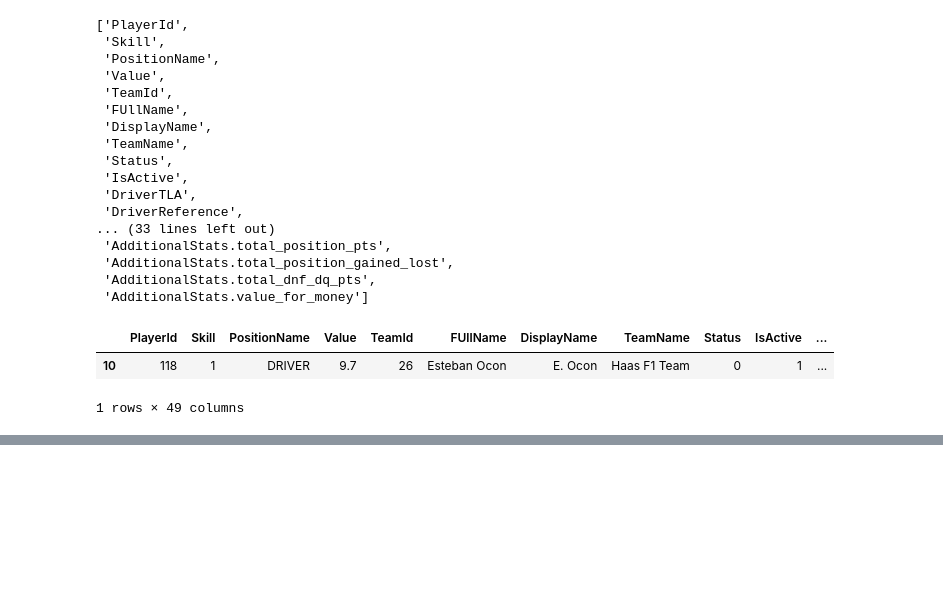
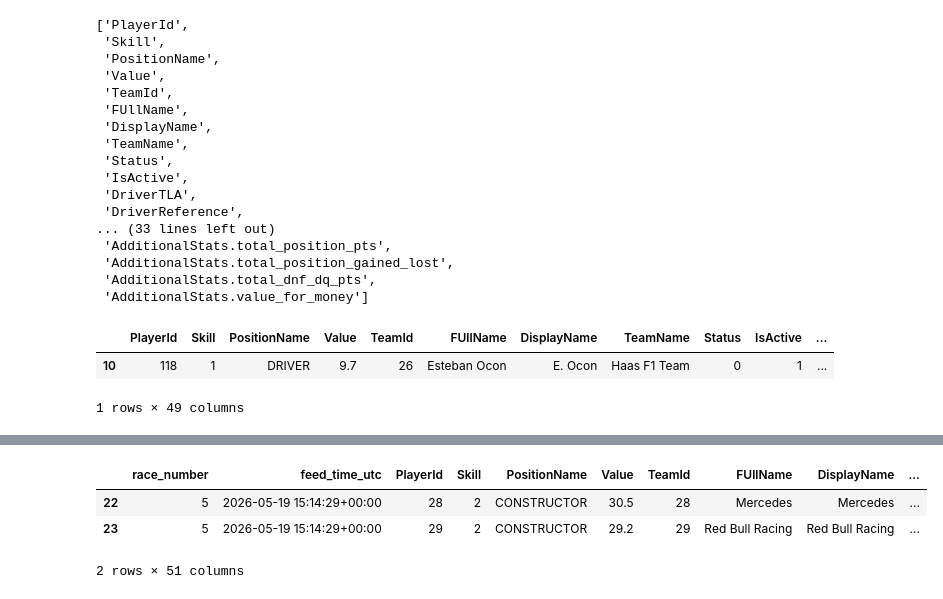
Before and after one commit to knightmm/f1-fantasy-analytics, a Jupyter notebook: notebooks/exploratory/drivers.ipynb, the cells around one changed output, grey strips where cells are left out. Drawn from its saved outputs; the diff is of its cells as text; code cells hidden in the pictures; blank space fills up the shorter version.

```diff
--- a/notebooks/exploratory/drivers.ipynb
+++ b/notebooks/exploratory/drivers.ipynb
@@ -83,0 +148,4 @@ df[df["PlayerId"] == "118"]
+# %%
+df["race_number"] = df["race_number"].astype(int)
+df["feed_time_utc"] = pd.to_datetime(df["feed_time_utc"], format="%m/%d/%Y %I:%M:%S %p", utc=True)
+df.head(1)
@@ -83,0 +215,35 @@ df[df["PlayerId"] == "118"]
+# %%
+int_cols = [
+    "GamedayPoints",
+    "BestRaceFinished",
+    "HigestGridStart",
+    "BestRaceFinishCount",
+    "HighestGridStartCount",
+    "HighestChampFinishCount",
+    "FastestPitstopAwardCount",
+]
+
+float_cols = [
+    "Value",
+    "OverallPpints",
+    "QualifyingPoints",
+    "RacePoints",
+    "SprintPoints",
+    "NoNegativePoints",
+    "ProjectedGamedayPoints",
+    "ProjectedNoNegativePoints",
+    "ProjectedOverallPpints",
+    "SelectedPercentage",
+    "CaptainSelectedPercentage",
+    "OldPlayerValue",
+    "FastestPitstopAward",
+    "old_Value",
+    "new_value",
+    "HigestChampFinish",
+]
+# %%
+for col in int_cols:
+    df[col] = pd.to_numeric(df[col], errors="coerce").astype("Int64")
+
+for col in float_cols:
+    df[col] = pd.to_numeric(df[col], errors="coerce")
@@ -83,0 +270,10 @@ df[df["PlayerId"] == "118"]
+# %%
+# separating drivers and constructors
+constructor_filter = df["PositionName"] == "CONSTRUCTOR"
+constructors_df = df[constructor_filter].copy()
+constructors_df.head(2)
+# %% [output]
+|  | race_number | feed_time_utc | PlayerId | Skill | PositionName | Value | TeamId | FUllName | DisplayName | ... |
+| 22 | 5 | 2026-05-19 15:14:29+00:00 | 28 | 2 | CONSTRUCTOR | 30.5 | 28 | Mercedes | Mercedes | ... |
+| 23 | 5 | 2026-05-19 15:14:29+00:00 | 29 | 2 | CONSTRUCTOR | 29.2 | 29 | Red Bull Racing | Red Bull Racing | ... |
+2 rows × 51 columns
```
Also changed, not shown: parts of 27 cells of this notebook, 1 other file.
